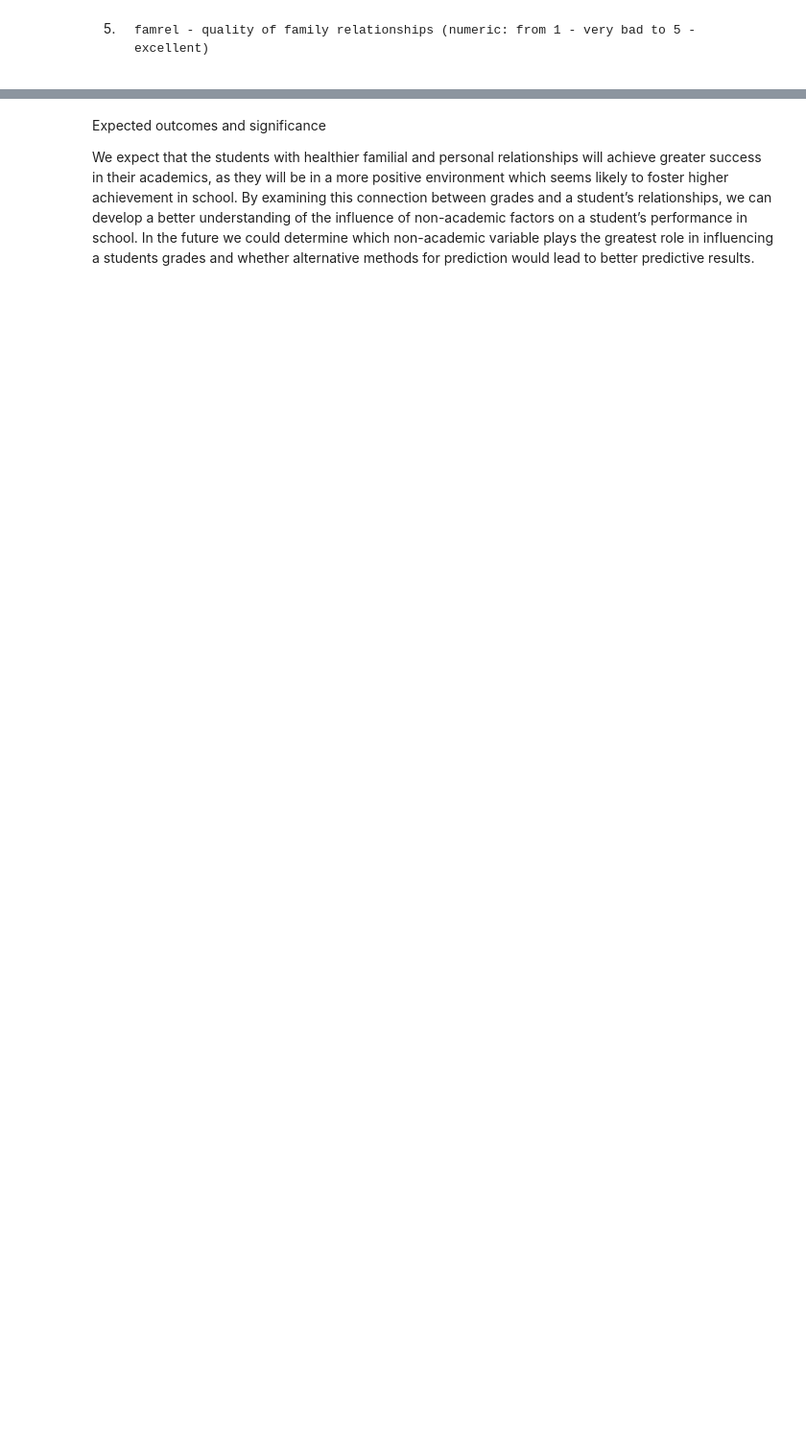
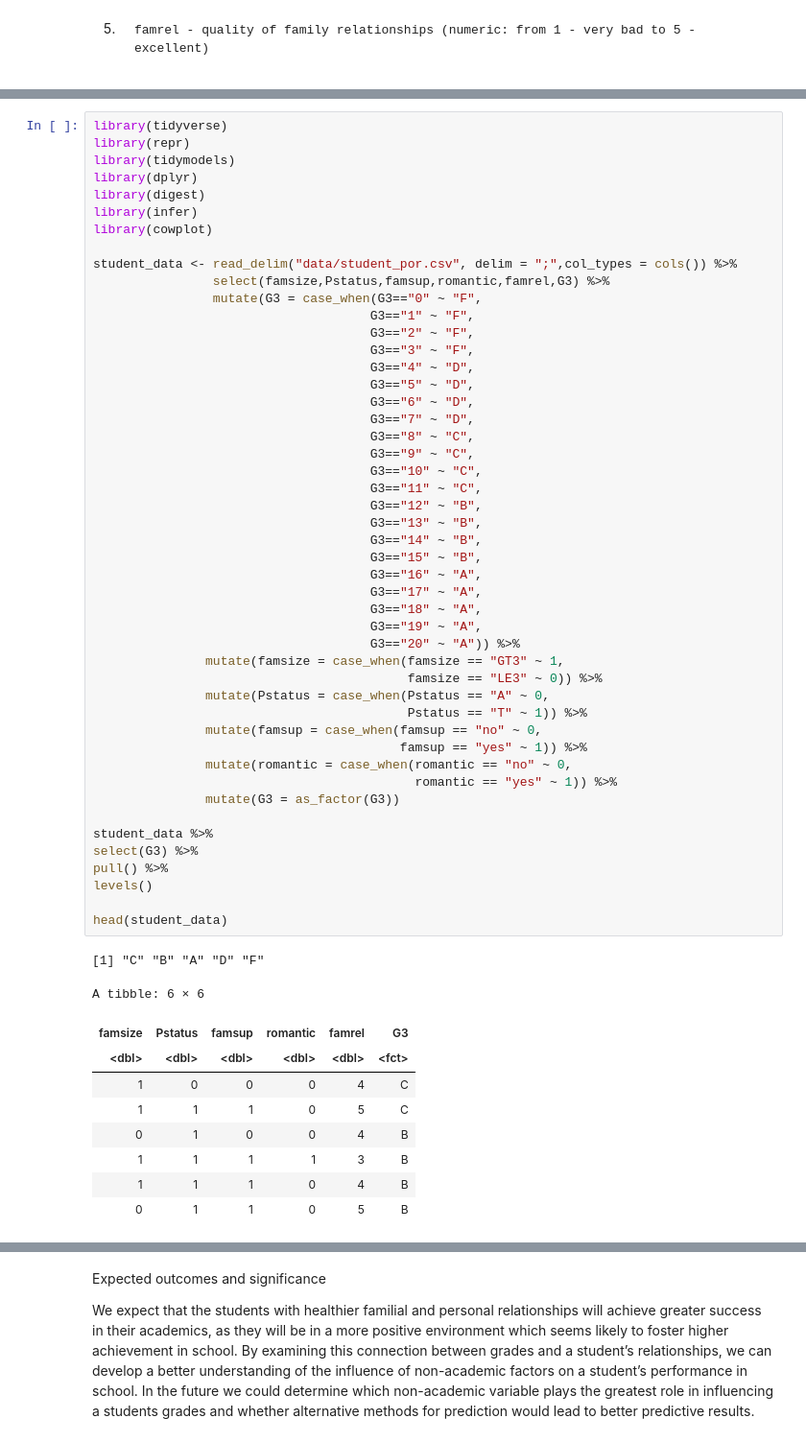
Before and after one commit to savannaskinner/DSCI100GroupProject, a Jupyter notebook: Group_project.ipynb, the cells around one changed output, grey strips where cells are left out. Shown at 96% size. Cells and saved outputs as stored; diff of their text form; blank space fills up the shorter version.

```diff
--- a/Group_project.ipynb
+++ b/Group_project.ipynb
@@ -199,0 +30,59 @@ We will conduct our data analysis through classification using the KNN algorithm
+# %%
+library(tidyverse)
+library(repr)
+library(tidymodels)
+library(dplyr)
+library(digest)
+library(infer)
+library(cowplot)
+
+student_data <- read_delim("data/student_por.csv", delim = ";",col_types = cols()) %>%
+                select(famsize,Pstatus,famsup,romantic,famrel,G3) %>%
+                mutate(G3 = case_when(G3=="0" ~ "F",
+                                     G3=="1" ~ "F",
+                                     G3=="2" ~ "F",
+                                     G3=="3" ~ "F",
+                                     G3=="4" ~ "D",
+                                     G3=="5" ~ "D",
+                                     G3=="6" ~ "D",
+                                     G3=="7" ~ "D",
+                                     G3=="8" ~ "C",
+                                     G3=="9" ~ "C",
+                                     G3=="10" ~ "C",
+                                     G3=="11" ~ "C",
+                                     G3=="12" ~ "B",
+                                     G3=="13" ~ "B",
+                                     G3=="14" ~ "B",
+                                     G3=="15" ~ "B",
+                                     G3=="16" ~ "A",
+                                     G3=="17" ~ "A",
+                                     G3=="18" ~ "A",
+                                     G3=="19" ~ "A",
+                                     G3=="20" ~ "A")) %>%
+               mutate(famsize = case_when(famsize == "GT3" ~ 1,
+                                          famsize == "LE3" ~ 0)) %>%
+               mutate(Pstatus = case_when(Pstatus == "A" ~ 0,
+                                          Pstatus == "T" ~ 1)) %>%
+               mutate(famsup = case_when(famsup == "no" ~ 0,
+                                         famsup == "yes" ~ 1)) %>%
+               mutate(romantic = case_when(romantic == "no" ~ 0,
+                                           romantic == "yes" ~ 1)) %>%
+               mutate(G3 = as_factor(G3))
+
+student_data %>%
+select(G3) %>%
+pull() %>%
+levels()
+
+head(student_data)
+# %% [output]
+[1] "C" "B" "A" "D" "F"
+A tibble: 6 × 6
+| famsize | Pstatus | famsup | romantic | famrel | G3 |
+| <dbl> | <dbl> | <dbl> | <dbl> | <dbl> | <fct> |
+| 1 | 0 | 0 | 0 | 4 | C |
+| 1 | 1 | 1 | 0 | 5 | C |
+| 0 | 1 | 0 | 0 | 4 | B |
+| 1 | 1 | 1 | 1 | 3 | B |
+| 1 | 1 | 1 | 0 | 4 | B |
+| 0 | 1 | 1 | 0 | 5 | B |
```
Also changed, not shown: parts of 36 cells of this notebook, 1 other file.
